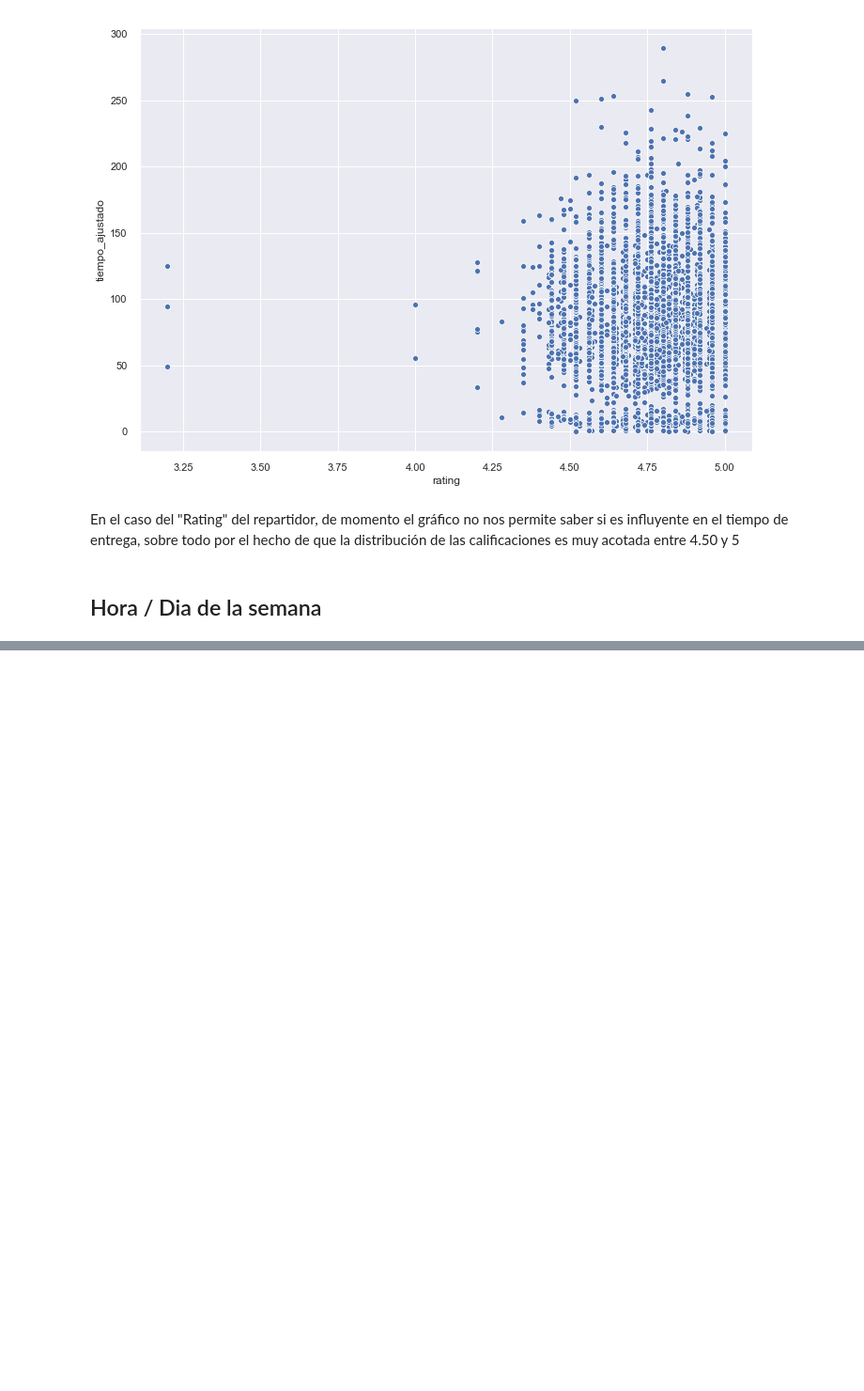
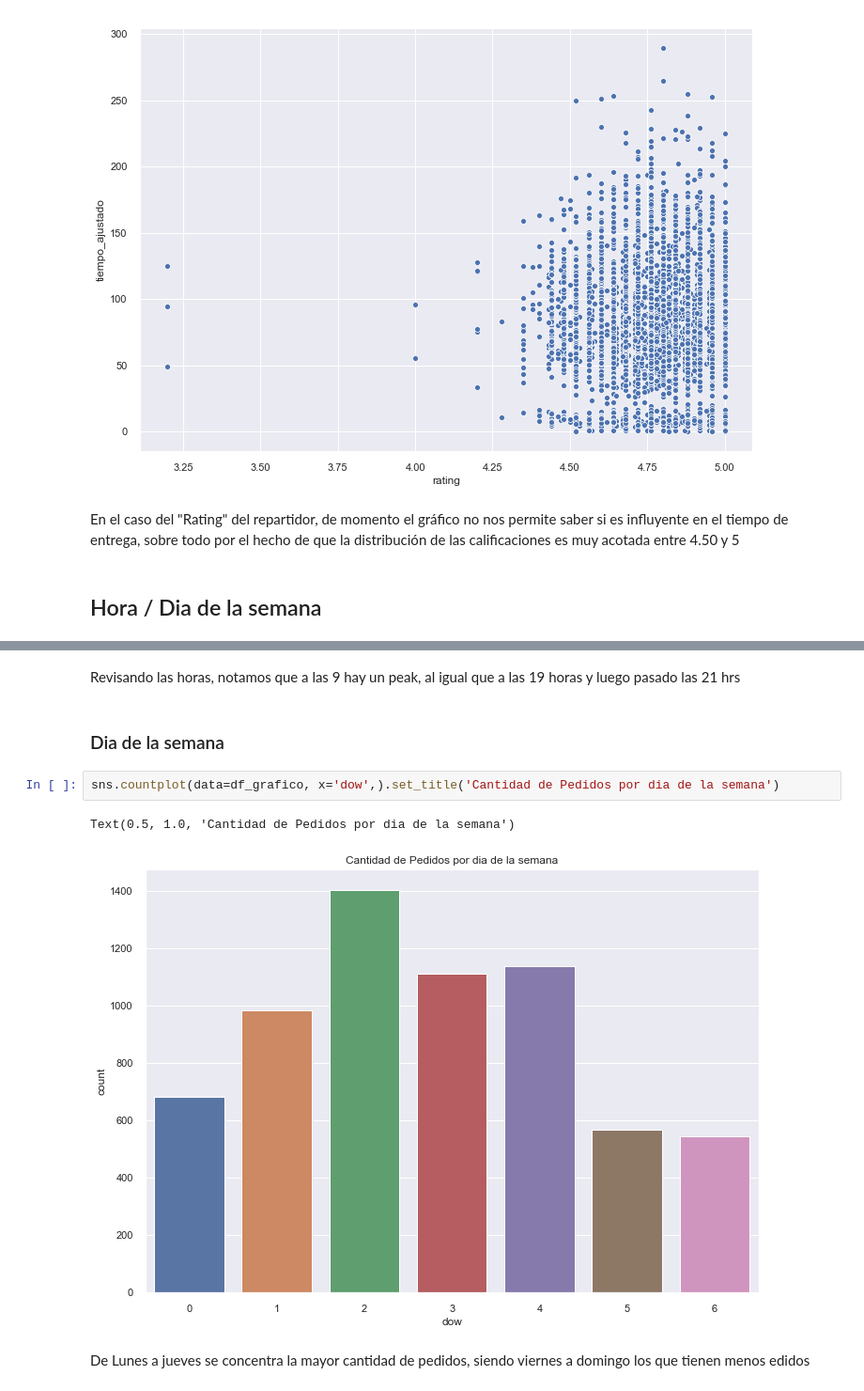
Before and after one commit to callejasv1/proyecto_oraculo, a Jupyter notebook: ProyectoV_Original.ipynb, the cells around one changed output, grey strips where cells are left out. Shown at 94% size. Drawn from its saved outputs; the diff is of its cells as text; blank space fills up the shorter version.

```diff
--- a/ProyectoV_Original.ipynb
+++ b/ProyectoV_Original.ipynb
@@ -294,0 +338,11 @@ En el caso del "Rating" del repartidor, de momento el gráfico no nos permite sa
+# %% [markdown]
+Revisando las horas, notamos que a las 9 hay un peak, al igual que a las 19 horas y luego pasado las 21 hrs
+# %% [markdown]
+### Dia de la semana
+# %%
+sns.countplot(data=df_grafico, x='dow',).set_title('Cantidad de Pedidos por dia de la semana')
+# %% [output]
+Text(0.5, 1.0, 'Cantidad de Pedidos por dia de la semana')
+[figure, added]
+# %% [markdown]
+De Lunes a jueves se concentra la mayor cantidad de pedidos, siendo viernes a domingo los que tienen menos edidos
```
Also changed, not shown: parts of 14 cells of this notebook.
